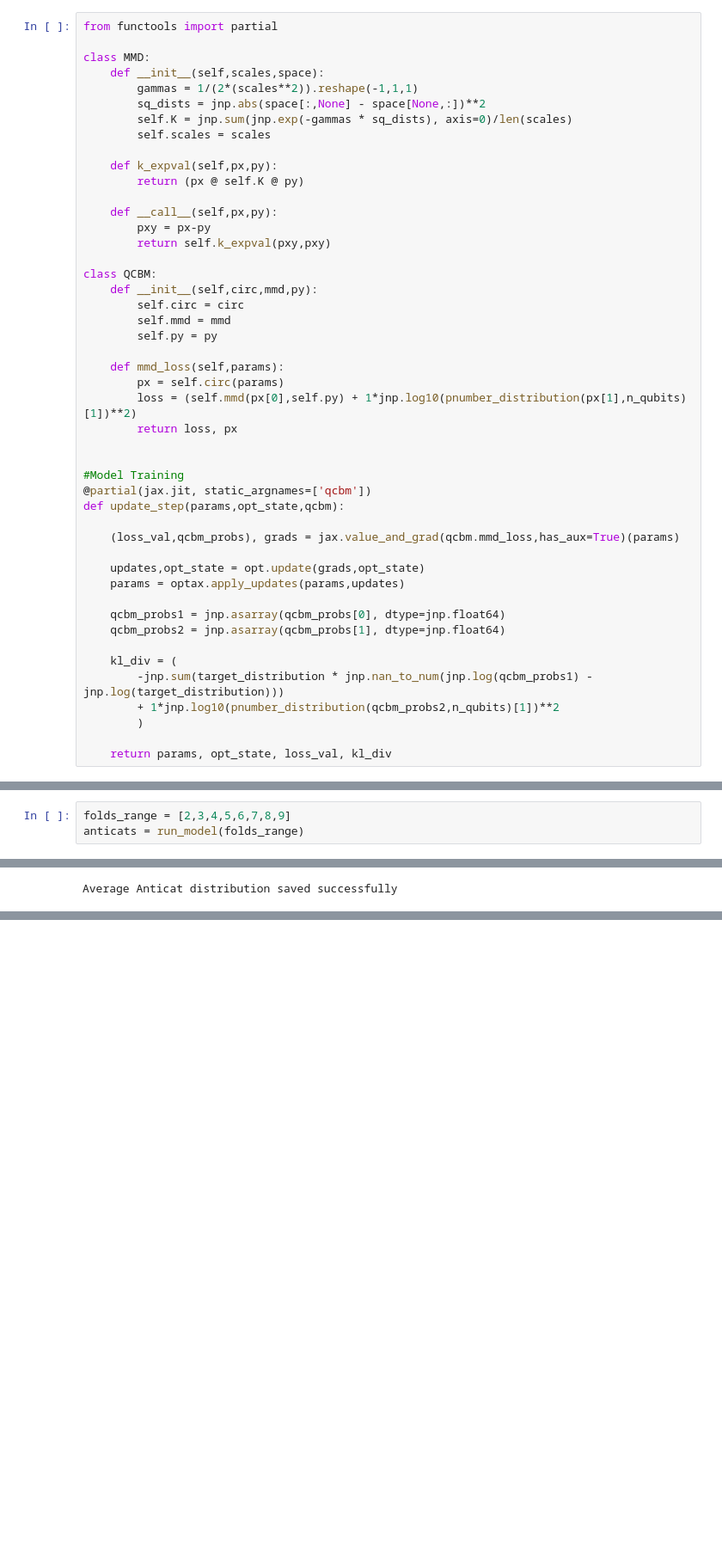
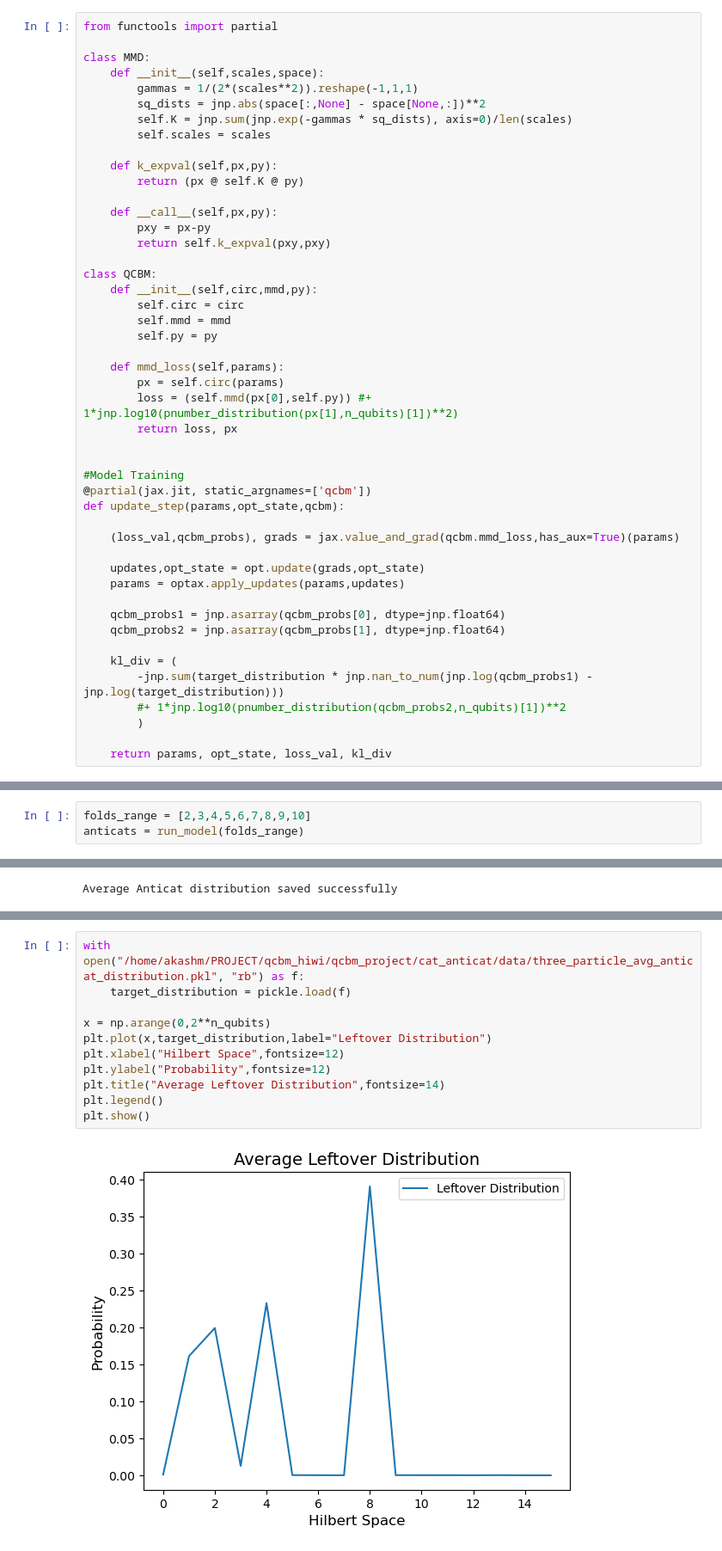
Before and after one commit to Ak-ash22/qcbm_hiwi, a Jupyter notebook: qcbm_project/cat_anticat/avg_anticat_work.ipynb, the cells around one changed output, grey strips where cells are left out. Shown at 86% size. Cells and saved outputs as stored; diff of their text form; blank space fills up the shorter version.

```diff
--- a/qcbm_project/cat_anticat/avg_anticat_work.ipynb
+++ b/qcbm_project/cat_anticat/avg_anticat_work.ipynb
@@ -36,7 +38,7 @@ class QCBM:
 
     def mmd_loss(self,params):
         px = self.circ(params)
-        loss = (self.mmd(px[0],self.py) + 1*jnp.log10(pnumber_distribution(px[1],n_qubits)[1])**2)
+        loss = (self.mmd(px[0],self.py)) #+ 1*jnp.log10(pnumber_distribution(px[1],n_qubits)[1])**2)
         return loss, px
 
 
@@ -54,7 +56,7 @@ def update_step(params,opt_state,qcbm):
 
     kl_div = (
         -jnp.sum(target_distribution * jnp.nan_to_num(jnp.log(qcbm_probs1) - jnp.log(target_distribution)))
-        + 1*jnp.log10(pnumber_distribution(qcbm_probs2,n_qubits)[1])**2
+        #+ 1*jnp.log10(pnumber_distribution(qcbm_probs2,n_qubits)[1])**2
         )
 
     return params, opt_state, loss_val, kl_div
@@ -119,7 +121,7 @@ def run_model(folds_range):
 
     return anticats
 # %%
-folds_range = [2,3,4,5,6,7,8,9]
+folds_range = [2,3,4,5,6,7,8,9,10]
 anticats = run_model(folds_range)
 # %% [output]
 Running for folds:  2
@@ -190,3 +194,16 @@ plt.title("One Particle Distribution")
 plt.show()
 # %% [output]
 [figure]
+# %%
+with open("/home/akashm/PROJECT/qcbm_hiwi/qcbm_project/cat_anticat/data/three_particle_avg_anticat_distribution.pkl", "rb") as f:
+    target_distribution = pickle.load(f)
+
+x = np.arange(0,2**n_qubits)
+plt.plot(x,target_distribution,label="Leftover Distribution")
+plt.xlabel("Hilbert Space",fontsize=12)
+plt.ylabel("Probability",fontsize=12)
+plt.title("Average Leftover Distribution",fontsize=14)
+plt.legend()
+plt.show()
+# %% [output]
+[figure, added]
```
Also changed, not shown: parts of 3 cells of this notebook, 13 other files.
